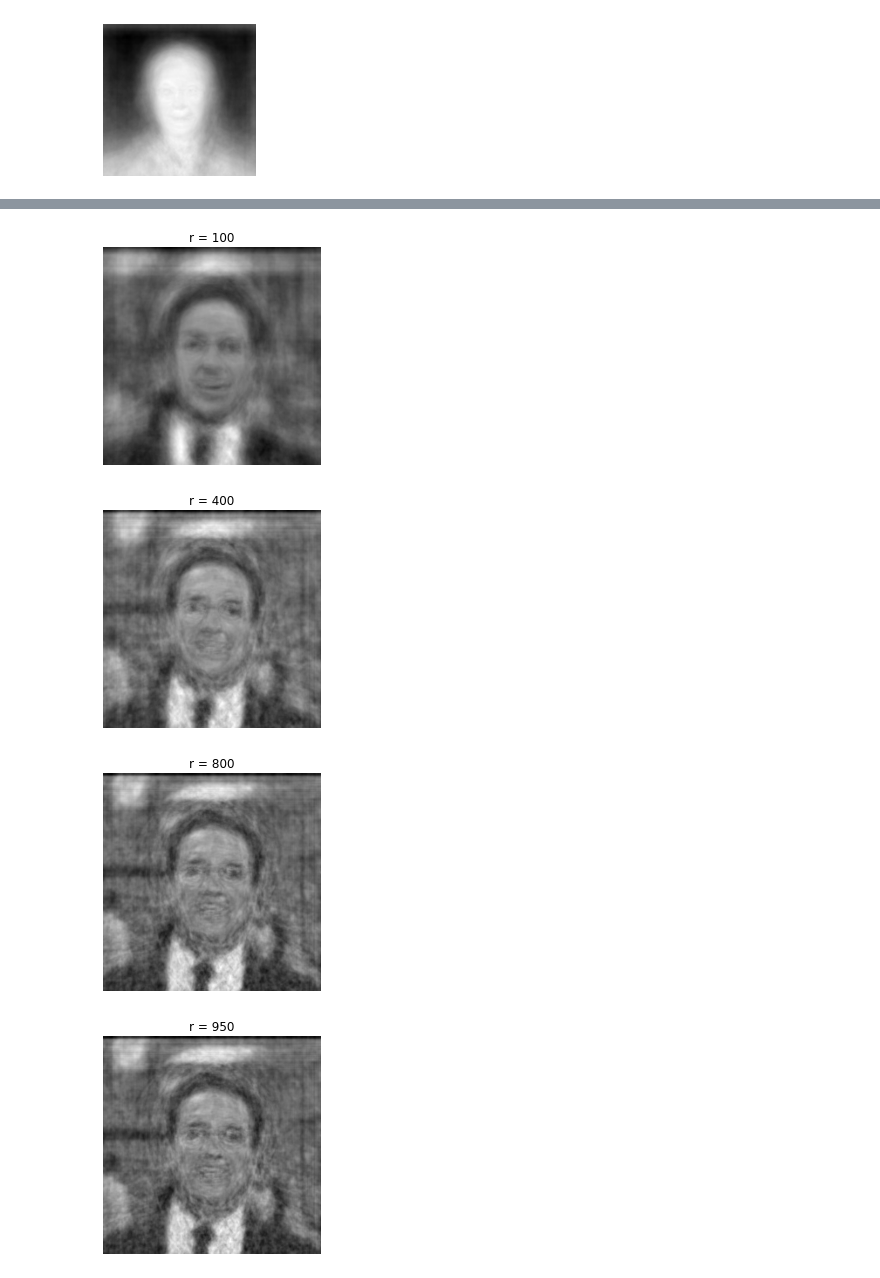
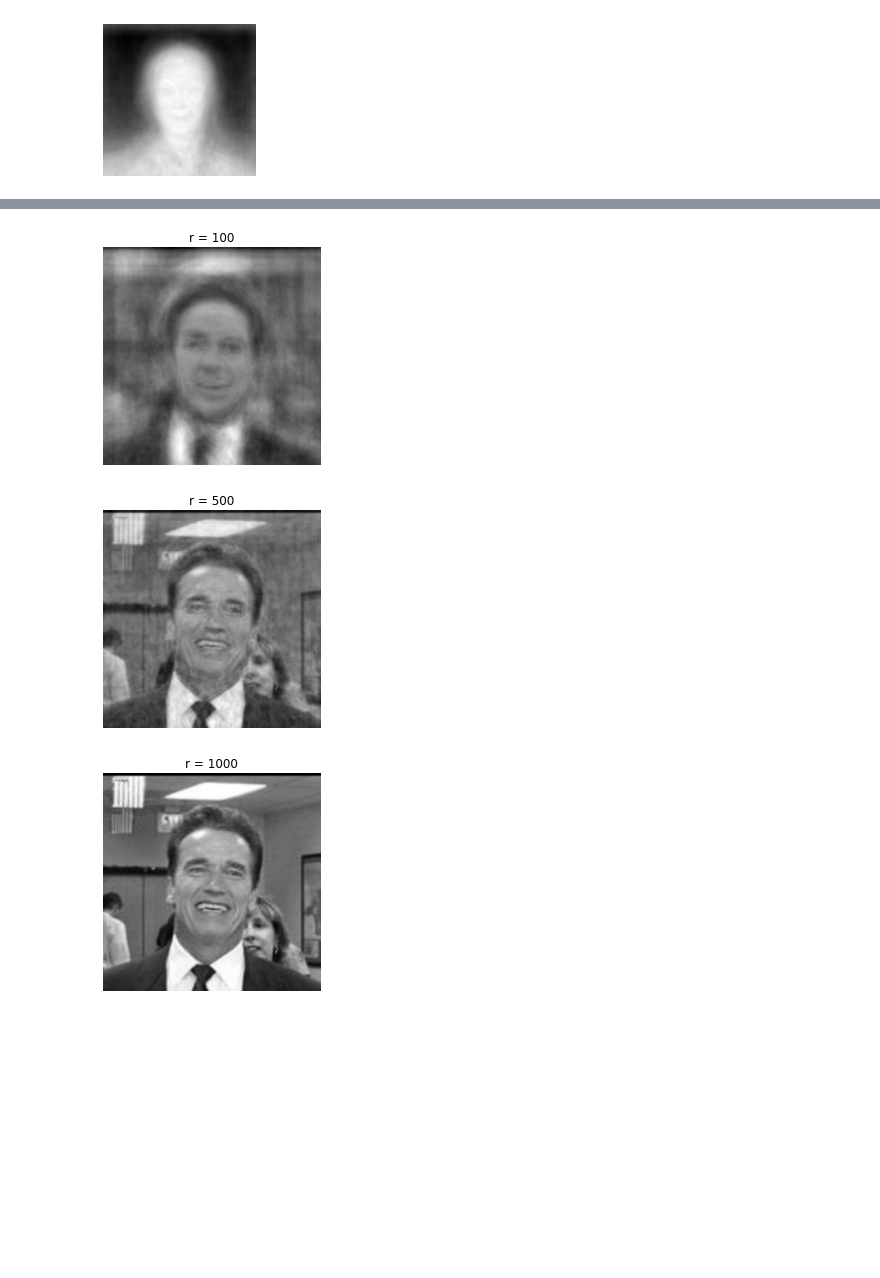
Before and after one commit to EsquiloTorto/Eigenfaces-study-case, a Jupyter notebook: eigenfaces_teste.ipynb, the cells around one changed output, grey strips where cells are left out. Saved outputs shown, nothing was run; the diff lists cells and outputs as text; code cells hidden in the pictures; blank space fills up the shorter version.

```diff
--- a/eigenfaces_teste.ipynb
+++ b/eigenfaces_teste.ipynb
@@ -14,8 +14,8 @@ filenames = [img for img in glob.glob("lfw*/*.jpg")]
 # Cria uma lista vazia com a quantidade de imagens na pasta
 # m = [[] for i in range(200)]
 
-m = np.zeros((1000, 250*250))
+m = np.zeros((2500, 250*250))
 
 # Transforma as imagens 64x64 em vetores de 4096 linhas e transforma em uma matriz numpy
-for i in range(1000):
+for i in range(2500):
   m[i] = np.array(Image.open(filenames[i]).convert('L').getdata())
@@ -26,8 +22,8 @@ m.shape
 # %%
-training_faces = m[:950]
+training_faces = m[:1000]
 avg_faces = np.mean(training_faces, axis = 0)
 
-X = training_faces - np.tile(avg_faces, (950, 1))
+X = training_faces - np.tile(avg_faces, (1000, 1))
 X = X.T
 U, S, VT = np.linalg.svd(X, full_matrices = 0)
 # %%
@@ -49,26 +45,25 @@ plt.axis("off")
 # %%
 testface = m[951]
 plt.imshow(np.reshape(testface, (250, 250)))
 plt.set_cmap("gray")
 plt.title("Alguem")
 plt.axis("off")
 plt.show()
 
 testfaceMS = testface - avg_faces
 testfaceMS = testfaceMS.T
-r_list = [1, 100, 400, 800, 950]
+r_list = [1, 100, 500, 1000]
 
 for r in r_list:
     reconface = avg_faces.T + np.matmul(U[:,:r], np.matmul(U[:, :r].T, testfaceMS))
     img = plt.imshow(np.reshape(reconface, (250, 250)))
     img.set_cmap("gray")
     plt.title("r = " + str(r))
     plt.axis("off")
     plt.show()
 # %% [output]
 [figure]
 [figure]
 [figure]
-[figure, old version]
+[figure, new version]
-[figure, old version]
+[figure, new version]
-[figure, removed]
```
Also changed, not shown: parts of 1 cell of this notebook.
